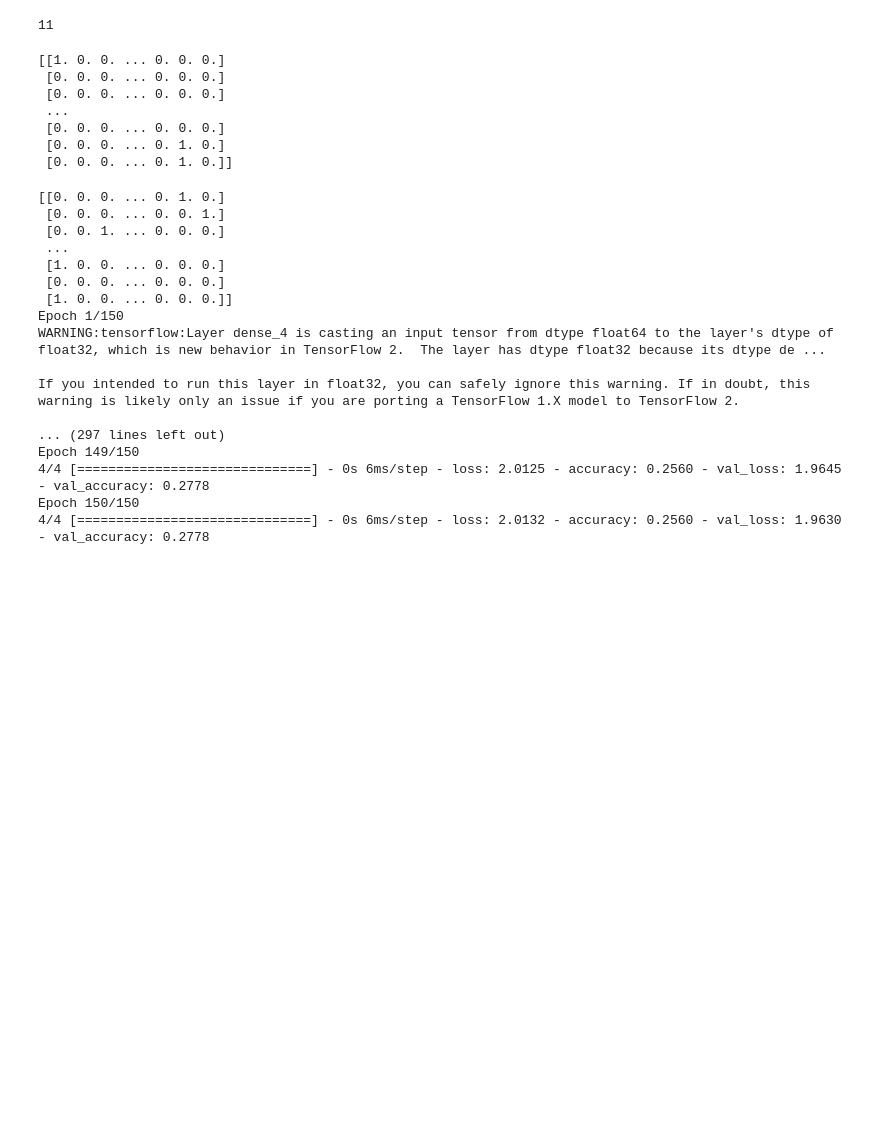
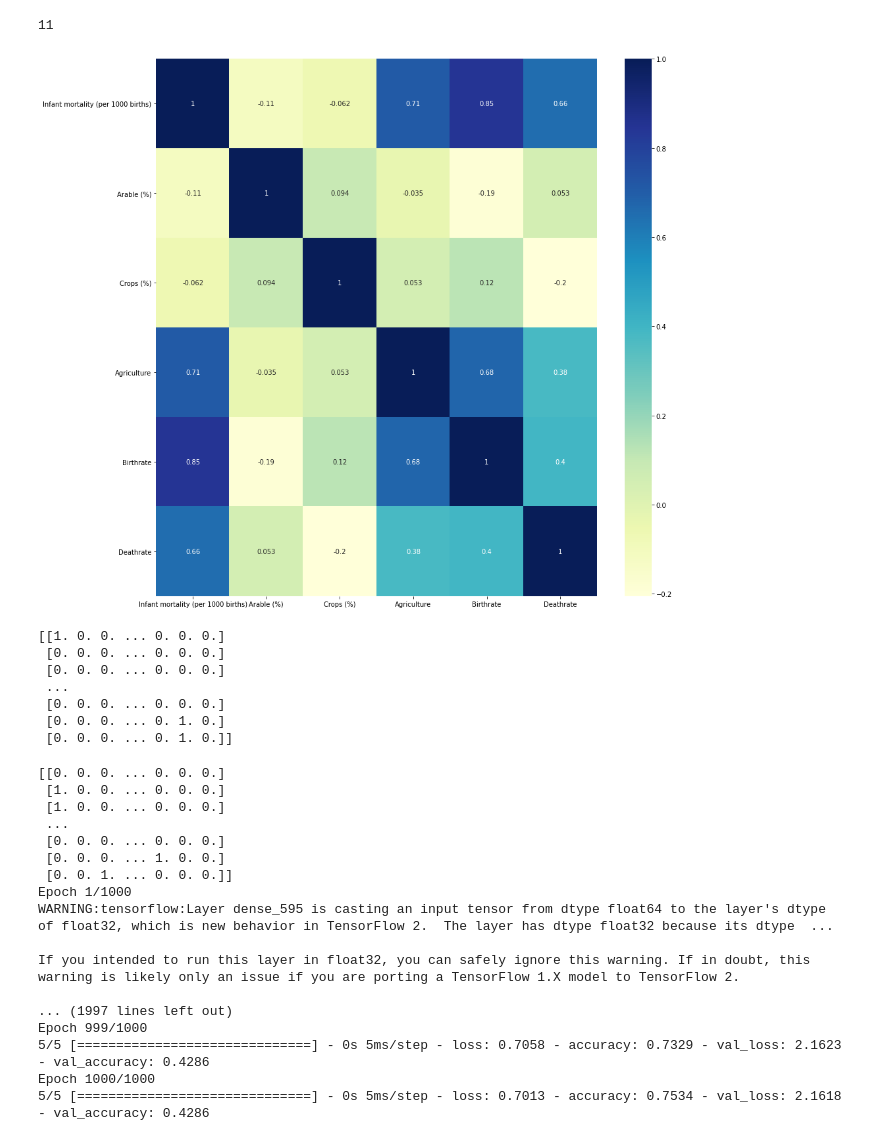
Before and after one commit to sjoerdteunisse/ML2-Workshop-project, a Jupyter notebook: Countries_of_the_world.ipynb, the cells around one changed output. Drawn from its saved outputs; the diff is of its cells as text; code cells hidden in the pictures; blank space fills up the shorter version.

```diff
--- a/Countries_of_the_world.ipynb
+++ b/Countries_of_the_world.ipynb
@@ -169,8 +191,16 @@ len(raw_data["Region"].unique())
 # %% [output]
 11
 # %%
-features = ["Population", "Area (sq. mi.)", "Pop. Density (per sq. mi.)", "Coastline (coast/area ratio)", "Net migration", "Infant mortality (per 1000 births)", "Literacy (%)", "Phones (per 1000)", "Arable (%)", "Crops (%)", "Other (%)", "Climate", "Birthrate", "Deathrate", "Agriculture", "Industry", "Service"]
+#features = ["Population", "Area (sq. mi.)", "Pop. Density (per sq. mi.)", "Coastline (coast/area ratio)", "Net migration", "Infant mortality (per 1000 births)", "Literacy (%)", "Phones (per 1000)", "Arable (%)", "Crops (%)", "Other (%)", "Climate", "Birthrate", "Deathrate", "Agriculture", "Industry", "Service"]
+features = ["Infant mortality (per 1000 births)",  "Arable (%)", "Crops (%)", "Agriculture", "Birthrate", "Deathrate", "Net migration"]
+
 prediction_feature = ["Region"]
+# %%
+fig, ax = plt.subplots(figsize=(15,15))
+
+sns.heatmap(raw_data[features].corr(), cmap="YlGnBu", annot=True);
+# %% [output]
+[figure, added]
 # %%
 from sklearn.preprocessing import LabelEncoder
 from keras.utils.np_utils import to_categorical
@@ -191,41 +221,44 @@ print(dummy_y)
 # %%
 from keras.models import Sequential
 from sklearn.model_selection import train_test_split
-from keras.layers import Dense
+from keras.layers import Dense, Dropout
 
 model = Sequential()
 raw_data.dropna(subset=features, inplace = True)
 
-X_train, X_test, y_train, y_test = train_test_split(raw_data[features], dummy_y, test_size=0.3, random_state=48)
+X_train, X_test, y_train, y_test = train_test_split(raw_data[features], dummy_y, test_size=0.3, random_state=41)
 
 print(y_train)
 
-model.add(Dense(17, activation="relu"))
+model.add(Dense(7,  activation="relu"))
 
-model.add(Dense(12, activation="tanh"))
-model.add(Dense(13, activation="relu"))
+model.add(Dense(7, activation="relu"))
+model.add(Dense(7, activation="tanh"))
+
+model.add(Dense(7, activation="tanh"))
+model.add(Dense(7, activation="relu"))
 
 model.add(Dense(11, activation="softmax"))
 
 model.compile(optimizer='adam', loss='categorical_crossentropy', metrics=['accuracy'])
 
 
-hm = model.fit(X_train, y_train, epochs= 150, validation_data=(X_test, y_test))
+hm = model.fit(X_train, y_train, epochs= 1000, validation_data=(X_test, y_test))
 # %% [output]
-[[0. 0. 0. ... 0. 1. 0.]
- [0. 0. 0. ... 0. 0. 1.]
- [0. 0. 1. ... 0. 0. 0.]
+[[0. 0. 0. ... 0. 0. 0.]
+ [1. 0. 0. ... 0. 0. 0.]
+ [1. 0. 0. ... 0. 0. 0.]
  ...
- [1. 0. 0. ... 0. 0. 0.]
  [0. 0. 0. ... 0. 0. 0.]
- [1. 0. 0. ... 0. 0. 0.]]
-Epoch 1/150
-WARNING:tensorflow:Layer dense_4 is casting an input tensor from dtype float64 to the layer's dtype of float32, which is new behavior in TensorFlow 2.  The layer has dtype float32 because its dtype de ...
+ [0. 0. 0. ... 1. 0. 0.]
+ [0. 0. 1. ... 0. 0. 0.]]
+Epoch 1/1000
+WARNING:tensorflow:Layer dense_595 is casting an input tensor from dtype float64 to the layer's dtype of float32, which is new behavior in TensorFlow 2.  The layer has dtype float32 because its dtype  ...
 
 If you intended to run this layer in float32, you can safely ignore this warning. If in doubt, this warning is likely only an issue if you are porting a TensorFlow 1.X model to TensorFlow 2.
 
-... (297 lines left out)
-Epoch 149/150
-4/4 [==============================] - 0s 6ms/step - loss: 2.0125 - accuracy: 0.2560 - val_loss: 1.9645 - val_accuracy: 0.2778
-Epoch 150/150
-4/4 [==============================] - 0s 6ms/step - loss: 2.0132 - accuracy: 0.2560 - val_loss: 1.9630 - val_accuracy: 0.2778
+... (1997 lines left out)
+Epoch 999/1000
+5/5 [==============================] - 0s 5ms/step - loss: 0.7058 - accuracy: 0.7329 - val_loss: 2.1623 - val_accuracy: 0.4286
+Epoch 1000/1000
+5/5 [==============================] - 0s 5ms/step - loss: 0.7013 - accuracy: 0.7534 - val_loss: 2.1618 - val_accuracy: 0.4286
```
Also changed, not shown: parts of 5 cells of this notebook.
